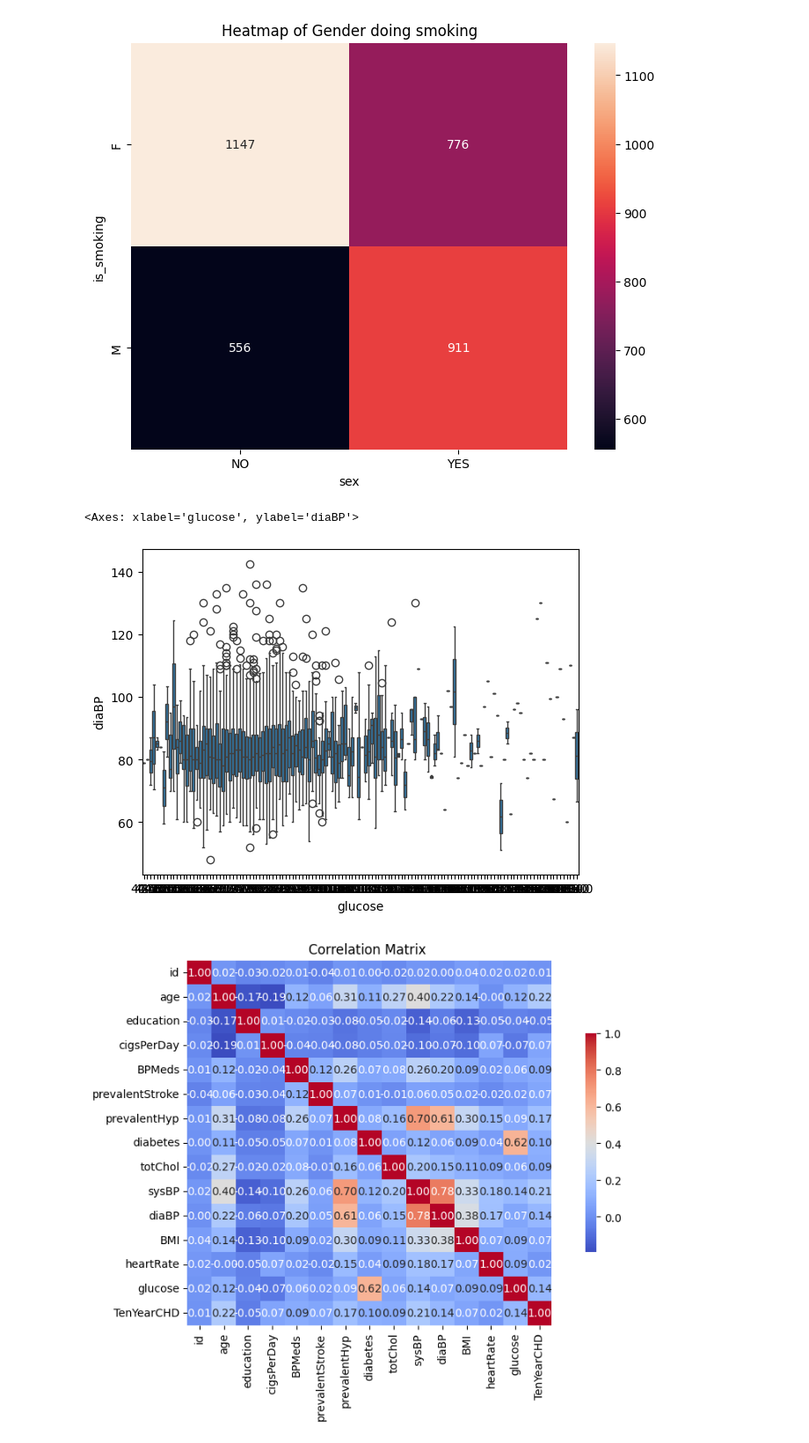
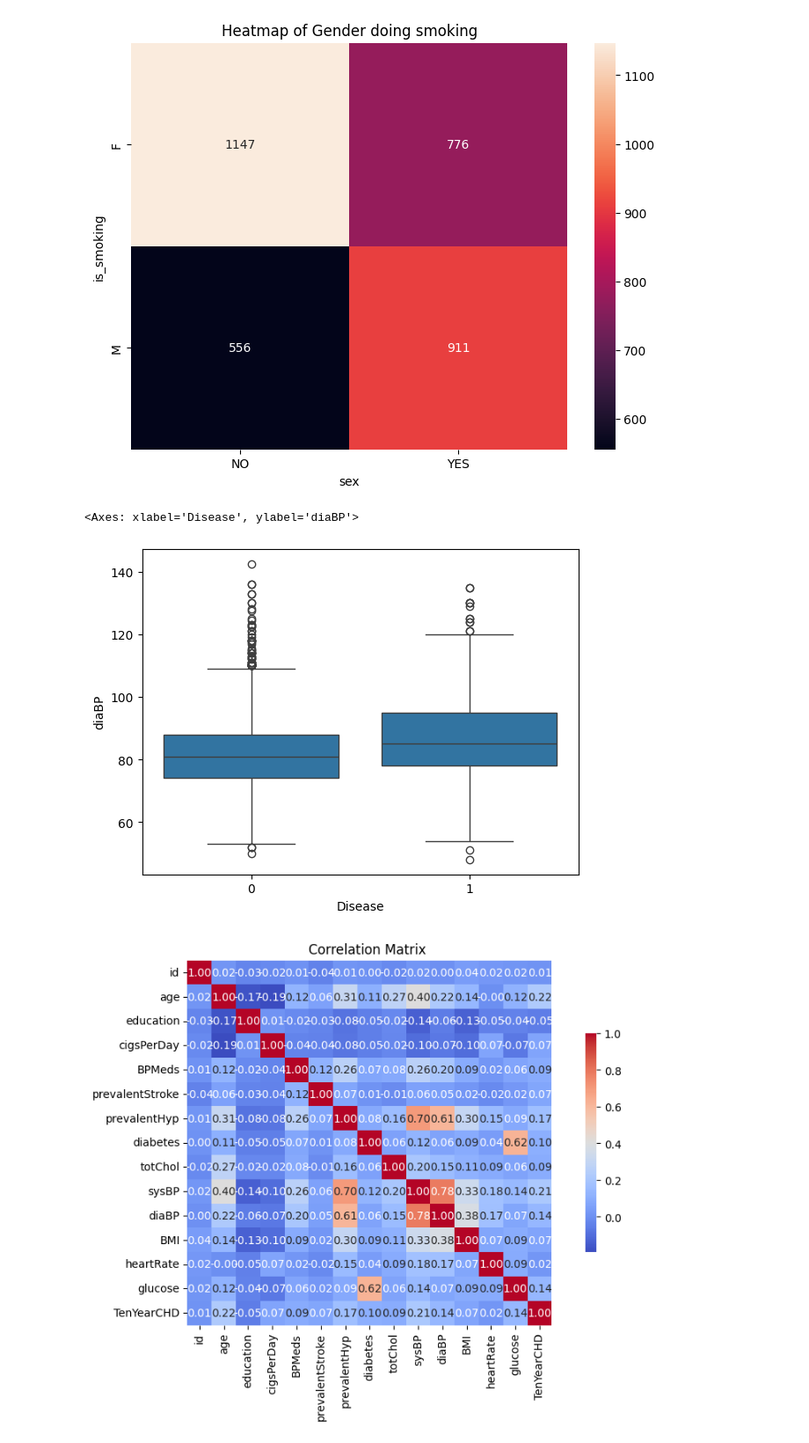
Before and after one commit to AyeshaAmir55/Assignment-2, a Jupyter notebook: Assignmnet_2.ipynb, the cells around one changed output. Shown at 88% size. Cells and saved outputs as stored; diff of their text form; code cells hidden in the pictures.

```diff
--- a/Assignmnet_2.ipynb
+++ b/Assignmnet_2.ipynb
@@ -34,4 +34,4 @@ Requirement already satisfied: scipy>=1.6.0 in /usr/local/lib/python3.10/dist-pa
 Requirement already satisfied: joblib>=1.2.0 in /usr/local/lib/python3.10/dist-packages (from scikit-learn) (1.4.2)
 Requirement already satisfied: threadpoolctl>=3.1.0 in /usr/local/lib/python3.10/dist-packages (from scikit-learn) (3.5.0)
 # %%
-data = pd.read_csv('/data_cardiovascular_risk.csv')
+data = pd.read_csv('/content/data_cardiovascular_risk (3).csv')
@@ -111,10 +109,10 @@ plt.show()
 # %% [output]
 [figure]
 # %%
-sns.boxplot(y='diaBP', x='glucose', data=data)
+sns.boxplot(y='diaBP', x='Disease', data=data)
 # %% [output]
-<Axes: xlabel='glucose', ylabel='diaBP'>
+<Axes: xlabel='Disease', ylabel='diaBP'>
-[figure, old version]
+[figure, new version]
 # %%
 numerical_features = data.select_dtypes(include=['float64', 'int64'])
 correlation_matrix = numerical_features.corr()
```
Also changed, not shown: parts of 9 cells of this notebook.
